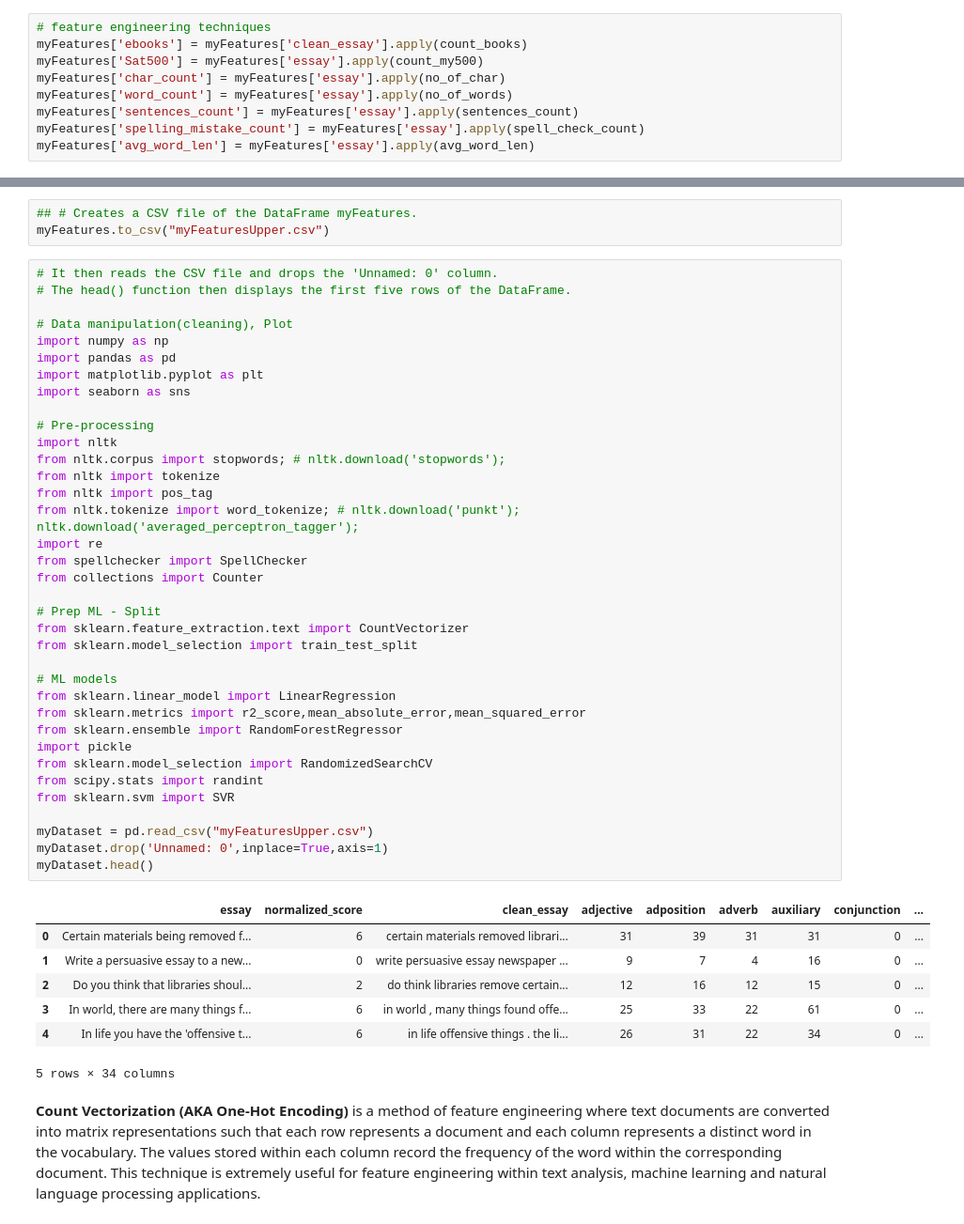
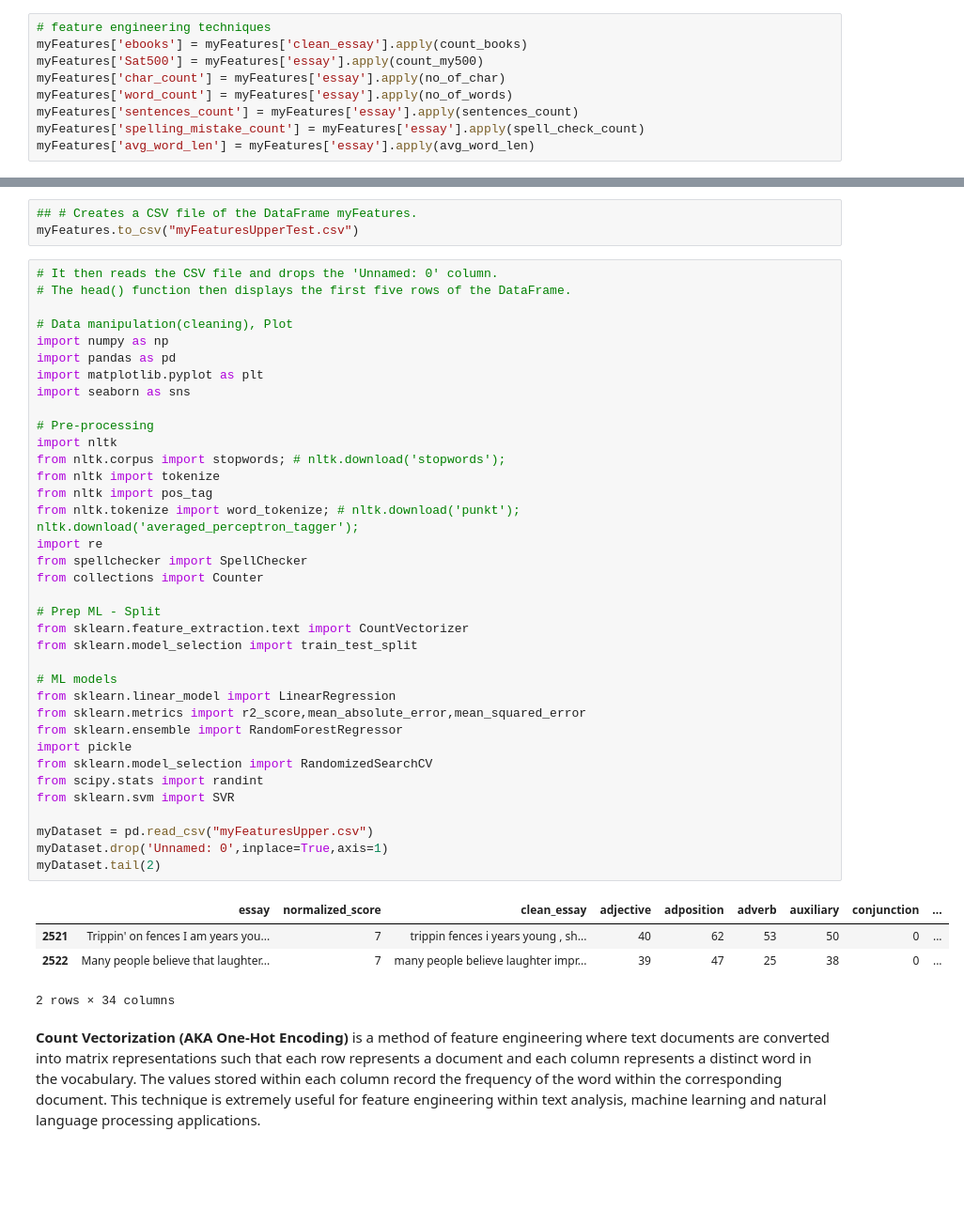
Before and after one commit to hypethral/robograder, a Jupyter notebook: src/robograder_upper.ipynb, the cells around one changed output, grey strips where cells are left out. Shown: that part at 94% size. Drawn from its saved outputs; the diff is of its cells as text; blank space fills up the shorter version.

Commit message:
added upper secondary

```diff
--- a/src/robograder_upper.ipynb
+++ b/src/robograder_upper.ipynb
@@ -709,6 +709,6 @@ myFeatures
 # %%
 ## # Creates a CSV file of the DataFrame myFeatures.
-myFeatures.to_csv("myFeaturesUpper.csv")
+myFeatures.to_csv("myFeaturesUpperTest.csv")
 # %%
 # It then reads the CSV file and drops the 'Unnamed: 0' column.
 # The head() function then displays the first five rows of the DataFrame.
@@ -719,40 +719,37 @@ import pandas as pd
 import matplotlib.pyplot as plt
 import seaborn as sns
 
 # Pre-processing
 import nltk
 from nltk.corpus import stopwords; # nltk.download('stopwords');
 from nltk import tokenize
 from nltk import pos_tag
 from nltk.tokenize import word_tokenize; # nltk.download('punkt'); nltk.download('averaged_perceptron_tagger');
 import re
 from spellchecker import SpellChecker
 from collections import Counter
 
 # Prep ML - Split
 from sklearn.feature_extraction.text import CountVectorizer
 from sklearn.model_selection import train_test_split
 
 # ML models
 from sklearn.linear_model import LinearRegression
 from sklearn.metrics import r2_score,mean_absolute_error,mean_squared_error
 from sklearn.ensemble import RandomForestRegressor
 import pickle
 from sklearn.model_selection import RandomizedSearchCV
 from scipy.stats import randint
 from sklearn.svm import SVR
 
 myDataset = pd.read_csv("myFeaturesUpper.csv")
 myDataset.drop('Unnamed: 0',inplace=True,axis=1)
-myDataset.head()
+myDataset.tail(2)
 # %% [output]
 |  | essay | normalized_score | clean_essay | adjective | adposition | adverb | auxiliary | conjunction | ... |
-| 0 | Certain materials being removed f... | 6 | certain materials removed librari... | 31 | 39 | 31 | 31 | 0 | ... |
-| 1 | Write a persuasive essay to a new... | 0 | write persuasive essay newspaper ... | 9 | 7 | 4 | 16 | 0 | ... |
-| 2 | Do you think that libraries shoul... | 2 | do think libraries remove certain... | 12 | 16 | 12 | 15 | 0 | ... |
-| 3 | In world, there are many things f... | 6 | in world , many things found offe... | 25 | 33 | 22 | 61 | 0 | ... |
-| 4 | In life you have the 'offensive t... | 6 | in life offensive things . the li... | 26 | 31 | 22 | 34 | 0 | ... |
+| 2521 | Trippin' on fences I am years you... | 7 | trippin fences i years young , sh... | 40 | 62 | 53 | 50 | 0 | ... |
+| 2522 | Many people believe that laughter... | 7 | many people believe laughter impr... | 39 | 47 | 25 | 38 | 0 | ... |
-5 rows × 34 columns
+2 rows × 34 columns
 # %% [markdown]
 **Count Vectorization (AKA One-Hot Encoding)** is a method of feature engineering where text documents are converted into matrix representations such that each row represents a document and each column represents a distinct word in the vocabulary. The values stored within each column record the frequency of the word within the corresponding document. This technique is extremely useful for feature engineering within text analysis, machine learning and natural language processing applications.
 # %%
```
Also changed, not shown: parts of 10 cells of this notebook, 11 other files.
